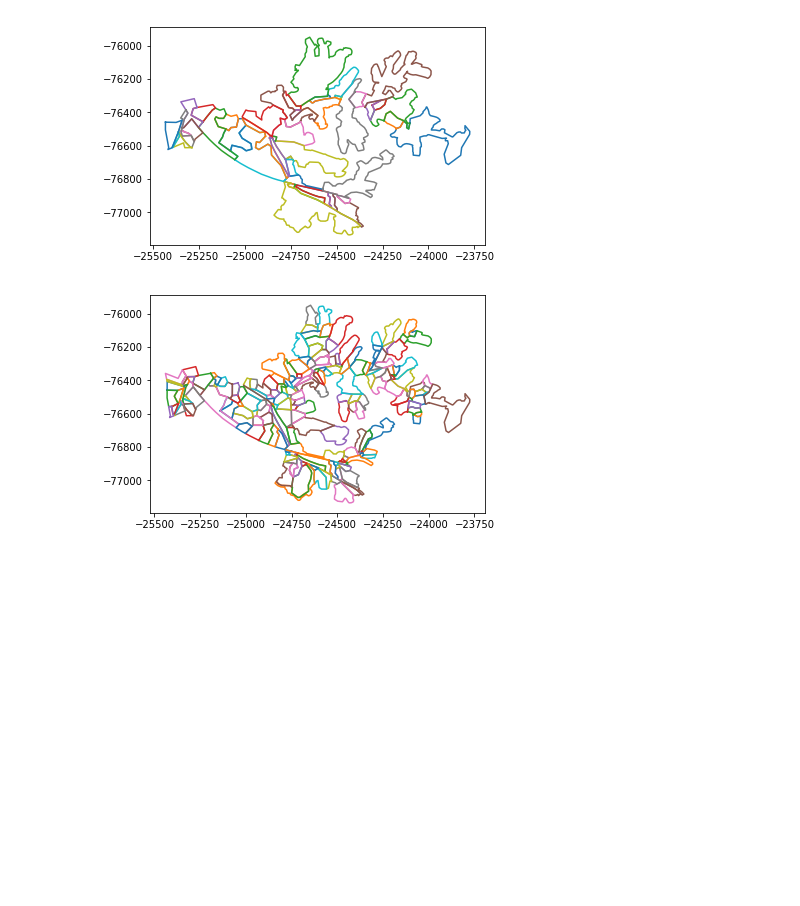
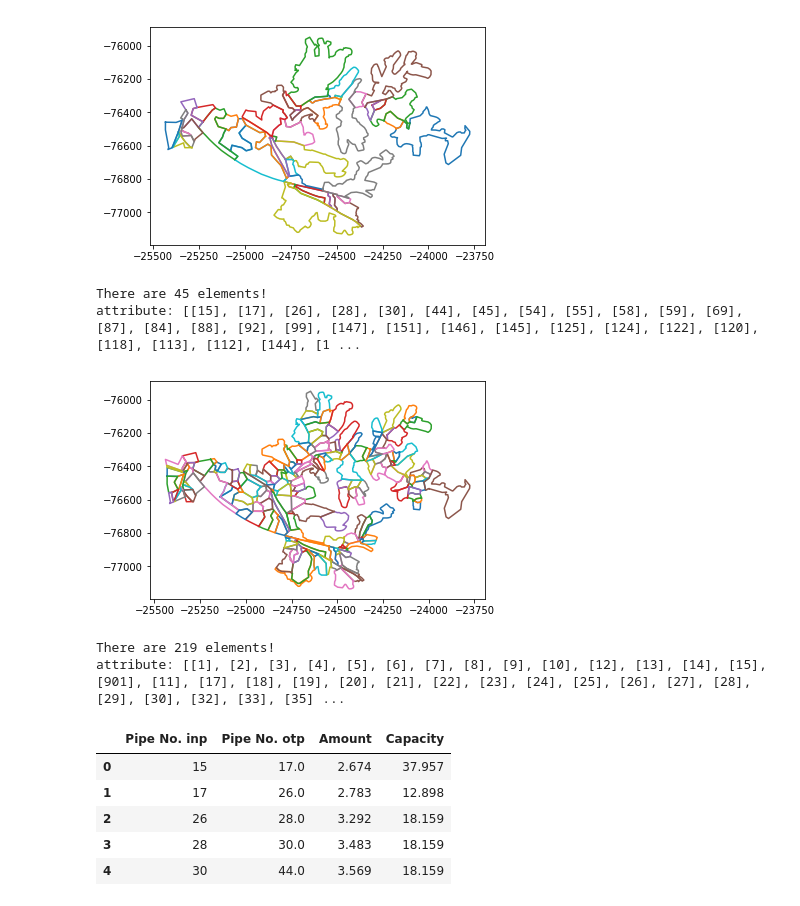
Before and after one commit to dlxiii/kamakura, a Jupyter notebook: note.ipynb, the cells around one changed output. Saved outputs shown, nothing was run; the diff lists cells and outputs as text; code cells hidden in the pictures; blank space fills up the shorter version.

```diff
--- a/note.ipynb
+++ b/note.ipynb
@@ -7,18 +33,34 @@ file2 = 'inps/drainage_2_level.shp'
 # %%
-spf_1 = sf.Reader(file1)
-for sh in spf_1.shapeRecords():
+spf_d1 = sf.Reader(file1)
+for sh in spf_d1.shapeRecords():
     x = [i[0] for i in sh.shape.points[:]]
     y = [i[1] for i in sh.shape.points[:]]
     plt.plot(x,y)
 plt.show()
+nb = spf_1.records()
+print('There are ' + str(len(nb)) + ' elements!')
+print('attribute:', nb)
 # %% [output]
 [figure]
+There are 45 elements!
+attribute: [[15], [17], [26], [28], [30], [44], [45], [54], [55], [58], [59], [69], [87], [84], [88], [92], [99], [147], [151], [146], [145], [125], [124], [122], [120], [118], [113], [112], [144], [1 ...
 # %%
-spf_2 = sf.Reader(file2)
-for sh in spf_2.shapeRecords():
+spf_d2 = sf.Reader(file2)
+for sh in spf_d2.shapeRecords():
     x = [i[0] for i in sh.shape.points[:]]
     y = [i[1] for i in sh.shape.points[:]]
     plt.plot(x,y)
 plt.show()
+nb = spf_2.records()
+print('There are ' + str(len(nb)) + ' elements!')
+print('attribute:', nb)
 # %% [output]
 [figure]
+There are 219 elements!
+attribute: [[1], [2], [3], [4], [5], [6], [7], [8], [9], [10], [12], [13], [14], [15], [901], [11], [17], [18], [19], [20], [21], [22], [23], [24], [25], [26], [27], [28], [29], [30], [32], [33], [35] ...
+# %%
+inps = '.\inps\drainage_1_inps.csv'
+# %%
+def read_inps(inps):
+    df = pd.read_csv(inps)
+    return df
@@ -24,0 +71,10 @@ plt.show()
+# %%
+df = read_inps(inps)
+df.head()
+# %% [output]
+|  | Pipe No. inp | Pipe No. otp | Amount | Capacity |
+| 0 | 15 | 17.0 | 2.674 | 37.957 |
+| 1 | 17 | 26.0 | 2.783 | 12.898 |
+| 2 | 26 | 28.0 | 3.292 | 18.159 |
+| 3 | 28 | 30.0 | 3.483 | 18.159 |
+| 4 | 30 | 44.0 | 3.569 | 18.159 |
```
Also changed, not shown: parts of 7 cells of this notebook, 29 other files.
